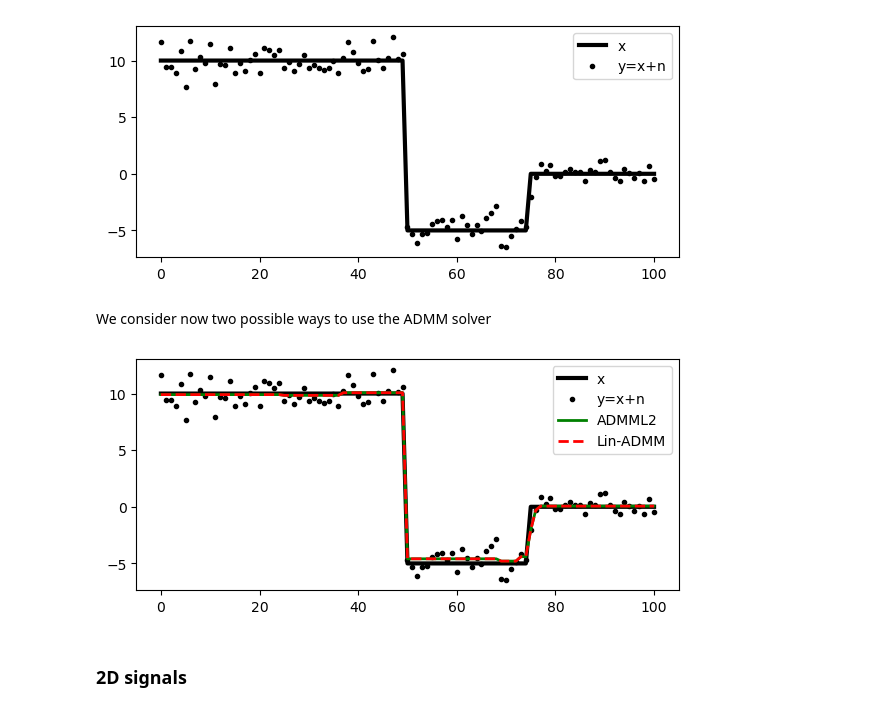
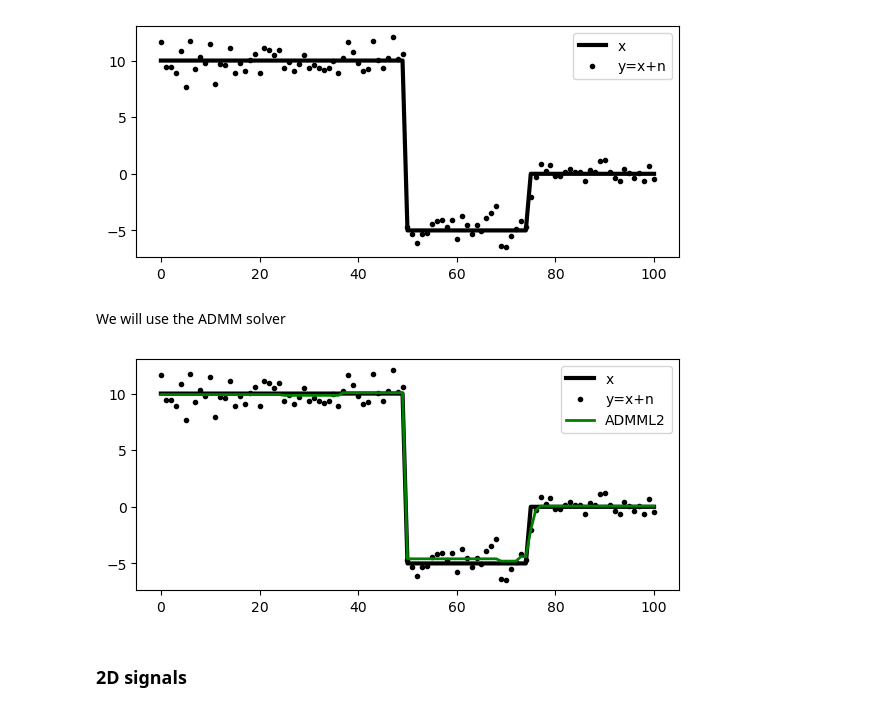
Before and after one commit to mrava87/ProximalTeaching, a Jupyter notebook: examples/SignalDenoising.ipynb, the cells around one changed output. Drawn from its saved outputs; the diff is of its cells as text; code cells hidden in the pictures.

```diff
--- a/examples/SignalDenoising.ipynb
+++ b/examples/SignalDenoising.ipynb
@@ -82,7 +82,7 @@ plt.legend();
 # %% [output]
 [figure]
 # %% [markdown]
-We consider now two possible ways to use the ADMM solver
+We will use the ADMM solver
 # %%
 D2op = pylops.FirstDerivative(nx, edge=True, kind='backward')
 g = pyproximal.L1(2.)
@@ -90,6 +90,6 @@ g = pyproximal.L1(2.)
 L = (D2op.H @ D2op).eigs(1)[0].real
 tau = 1. / L
 mu = tau
-xinv1 = pyproximal.optimization.primal.ADMML2 \
+xinv = pyproximal.optimization.primal.ADMML2 \
         (g, Iop, y, D2op, np.zeros_like(x),
          tau, niter=500, show=False, iter_lim=100)[0]
@@ -107,12 +96,11 @@ xinv2 = pyproximal.optimization.primal.LinearizedADMM \
 # %%
 plt.figure(figsize=(7, 3))
 plt.plot(x, "k", lw=3, label="x")
 plt.plot(y, ".k", label="y=x+n")
-plt.plot(xinv1, "g", lw=2, label="ADMML2")
-plt.plot(xinv2, "--r", lw=2, label="Lin-ADMM")
+plt.plot(xinv, "g", lw=2, label="ADMML2")
 plt.legend();
 # %% [output]
-[figure, old version]
+[figure, new version]
 # %% [markdown]
 ### 2D signals
 # %% [markdown]
```
Also changed, not shown: parts of 3 cells of this notebook, 8 other files.
